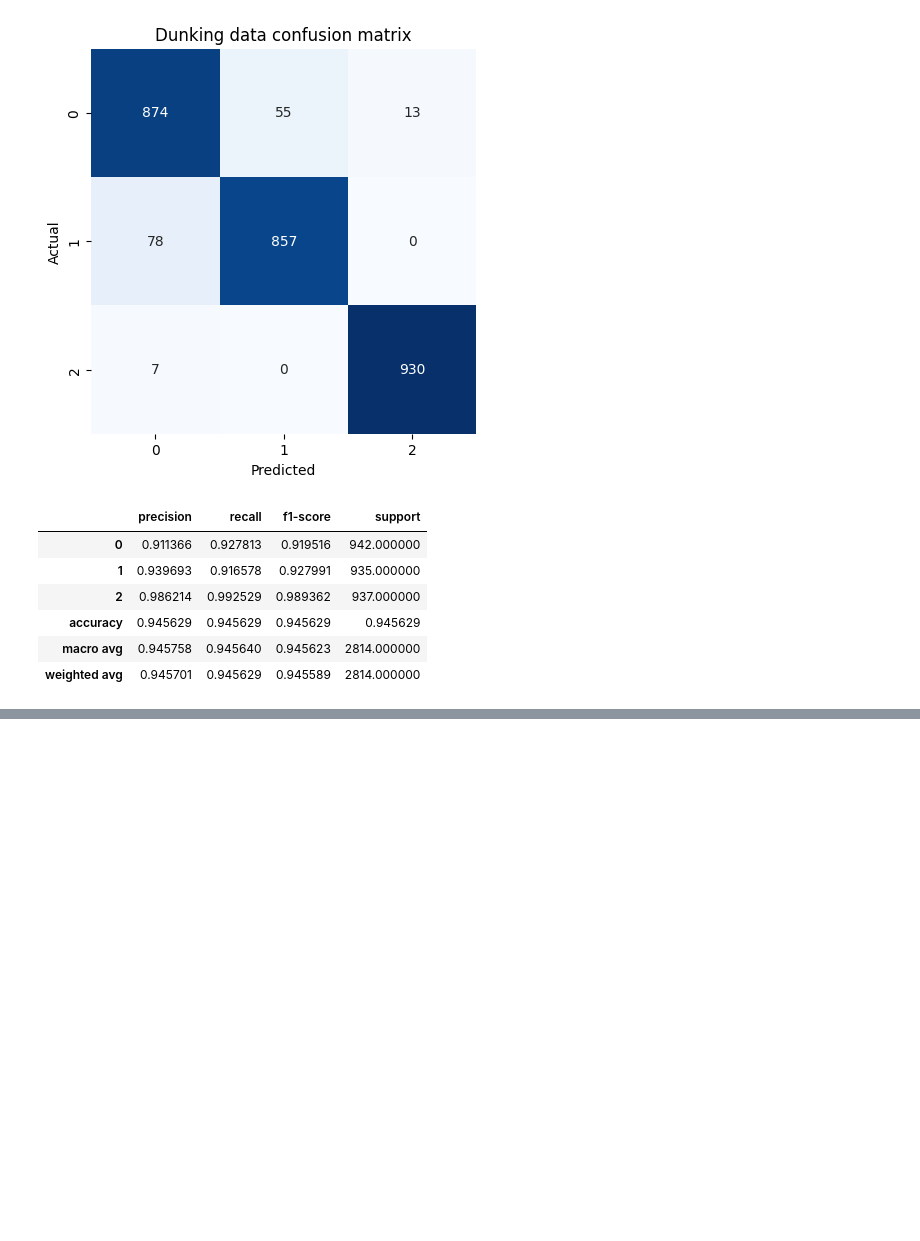
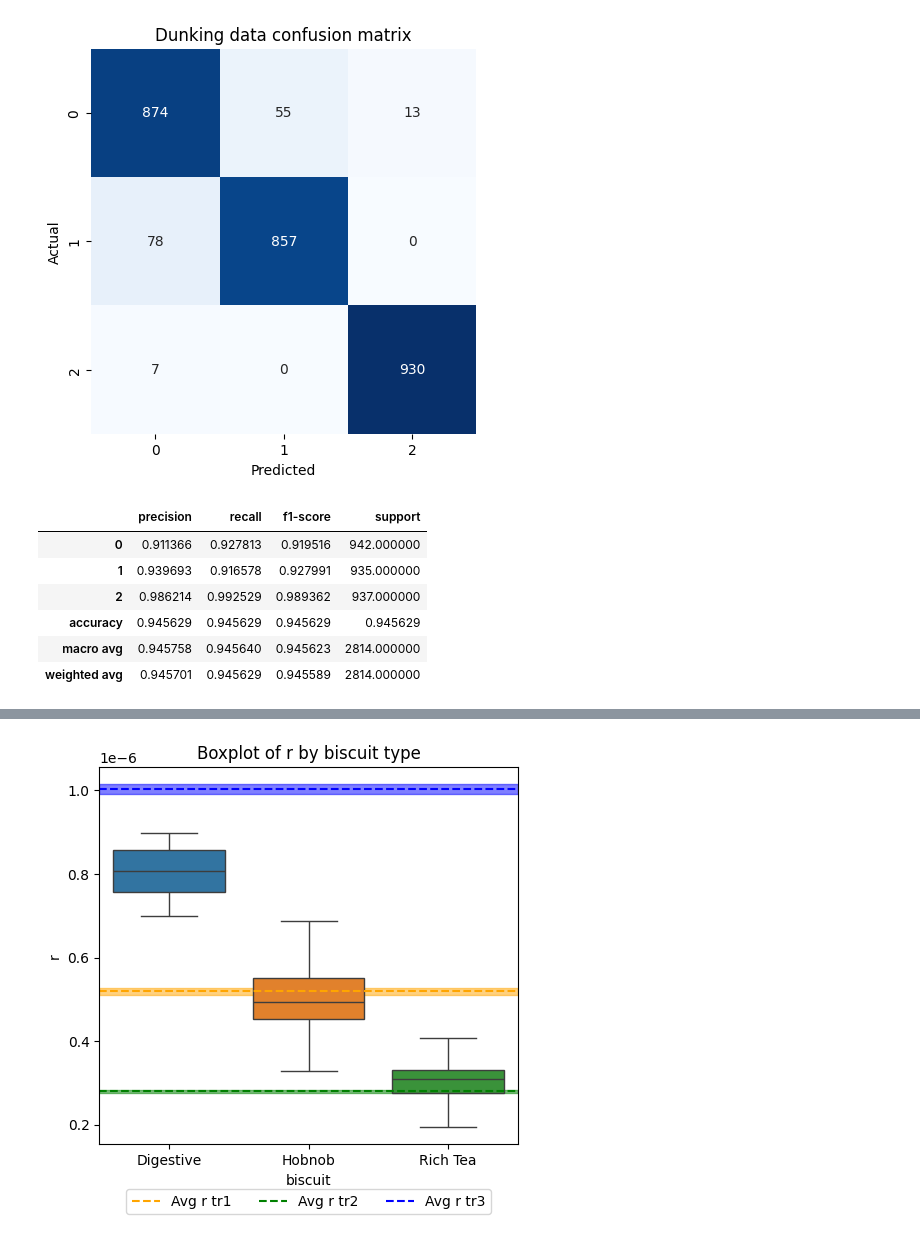
Before and after one commit to kon-218/biscuit_analysis, a Jupyter notebook: code3.ipynb, the cells around one changed output, grey strips where cells are left out. Drawn from its saved outputs; the diff is of its cells as text; code cells hidden in the pictures; blank space fills up the shorter version.

```diff
--- a/code3.ipynb
+++ b/code3.ipynb
@@ -1431,0 +1302,44 @@ plt.show()
+# %%
+def draw_box_and_line(data, color, label):
+    avg_r = data.mean()
+    lower_q = data.quantile(0.25)
+    upper_q = data.quantile(0.75)
+
+    plt.axhline(avg_r, color=color, linestyle='dashed', label=f'Avg r {label}')
+    plt.gca().add_patch(plt.Rectangle((-0.5, lower_q), 3, upper_q-lower_q, fill=True, color=color, alpha=0.5))
+
+# Calculate r_Washburn for each dataset
+tr1_data['r_Washburn'] = tr1_data.apply(calc_r_washburn, axis=1)
+tr2_data['r_Washburn'] = tr2_data.apply(calc_r_washburn, axis=1)
+tr3_data['r_Washburn'] = tr3_data.apply(calc_r_washburn, axis=1)
+
+# Store the data for each biscuit type in a dictionary
+biscuit_data = {
+    'tr1': tr1_data['r_Washburn'],
+    'tr2': tr2_data['r_Washburn'],
+    'tr3': tr3_data['r_Washburn']
+}
+
+# Define the colors for each biscuit type
+colors = {
+    'tr1': 'orange',
+    'tr2': 'green',
+    'tr3': 'blue'
+}
+
+# Plot results with against box plots or r for df_no_outliers
+plt.figure(figsize=(5, 5))
+sns.boxplot(data=microscopy_pruned, x='biscuit', y='r', hue='biscuit')
+plt.title('Boxplot of r by biscuit type')
+
+# Draw the box and the average line for each biscuit type
+for biscuit, data in biscuit_data.items():
+    draw_box_and_line(data, colors[biscuit], biscuit)
+
+# Add legend and move it up
+plt.legend(loc='upper center', bbox_to_anchor=(0.5, -0.1), ncol=3)
+
+plt.tight_layout()
+plt.show()
+# %% [output]
+[figure, added]
```
Also changed, not shown: parts of 24 cells of this notebook, 1 other file.
